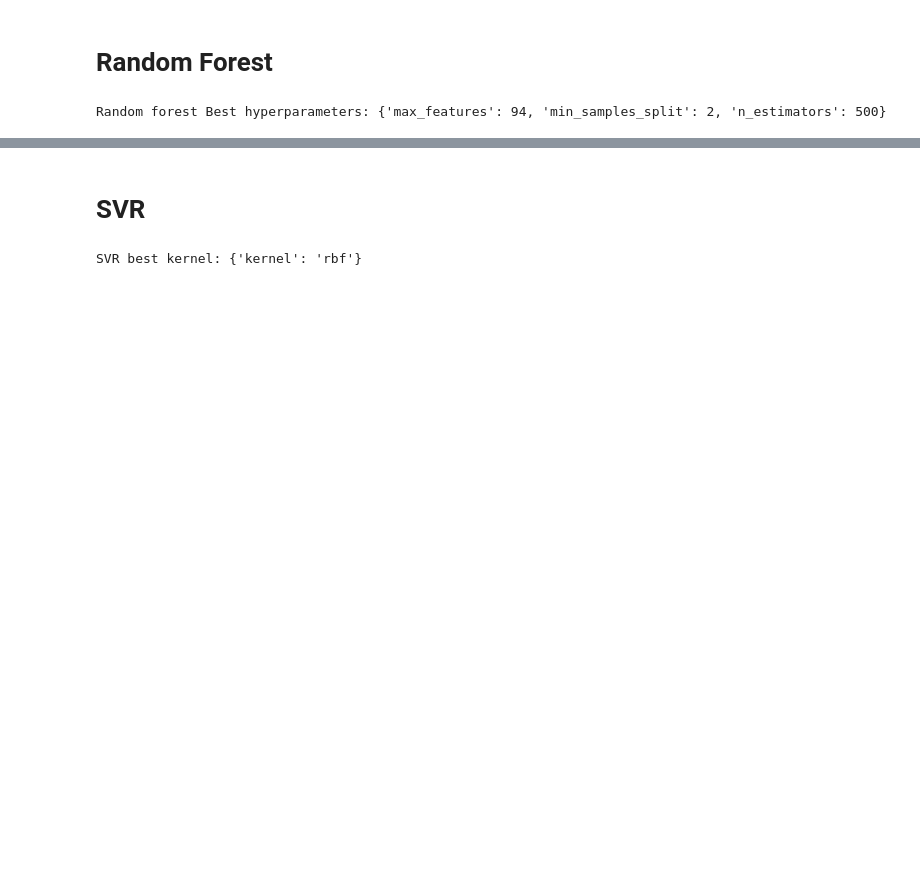
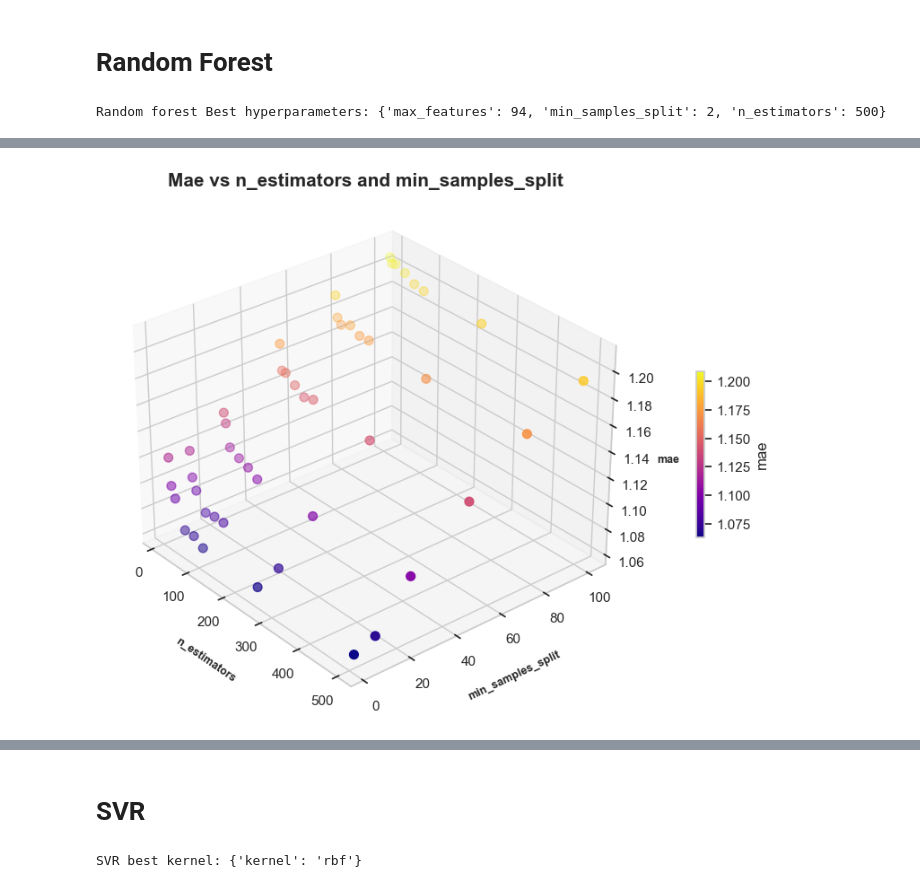
Before and after one commit to giuliofantuzzi/ML-final-project, a Jupyter notebook: code/ML-models/hyperparameter-tuning.ipynb, the cells around one changed output, grey strips where cells are left out. Saved outputs shown, nothing was run; the diff lists cells and outputs as text; code cells hidden in the pictures; blank space fills up the shorter version.

```diff
--- a/code/ML-models/hyperparameter-tuning.ipynb
+++ b/code/ML-models/hyperparameter-tuning.ipynb
@@ -176,0 +179,12 @@ Explore also PPS
+# %%
+# Extracting necessary columns
+desired_columns = ['param_n_estimators', 'param_min_samples_split', 'param_max_features', 'mean_test_score']
+extracted_data = rf_results[desired_columns].copy()
+
+# Renaming columns for clarity
+extracted_data.columns = ['n_estimators', 'min_samples_split', 'max_features', 'mae']
+
+# Converting negative mean test scores to positive MAE
+extracted_data['mae'] = -extracted_data['mae']
+
+extracted_data=extracted_data[extracted_data['max_features']==X.shape[1] // 3]
@@ -176,0 +204,33 @@ Explore also PPS
+# %%
+import matplotlib.pyplot as plt
+from mpl_toolkits.mplot3d import Axes3D
+import seaborn as sns
+
+# Assuming extracted_data is your DataFrame
+sns.set(style="whitegrid")
+fig = plt.figure(figsize=(10, 8))
+ax = fig.add_subplot(111, projection='3d')
+
+# Scatter plot
+scatter = ax.scatter(extracted_data['n_estimators'], extracted_data['min_samples_split'], extracted_data['mae'],
+                     c=extracted_data['mae'], cmap='plasma', s=50)
+
+# Customize the plot
+ax.set_xlabel('n_estimators', labelpad=10, fontsize=9, fontweight='bold')
+ax.set_ylabel('min_samples_split', labelpad=10, fontsize=9, fontweight='bold')
+ax.set_zlabel('mae', labelpad=5, fontsize=9, fontweight='bold')
+ax.set_title('Mae vs n_estimators and min_samples_split',
+             fontsize=15, fontweight='bold')
+
+# Add a colorbar
+cbar = plt.colorbar(scatter, ax=ax, label='mae', shrink=0.3, pad=.1)
+
+# Change the perspective
+ax.view_init(elev=30, azim=-40)  # Adjust the elevation and azimuthal angle as needed
+
+# Show the plot
+plt.show()
+#save as image
+#fig.savefig('mae_vs_n_estimators_and_min_samples_split_POINTS.png')
+# %% [output]
+[figure, added]
```
Also changed, not shown: parts of 10 cells of this notebook.
